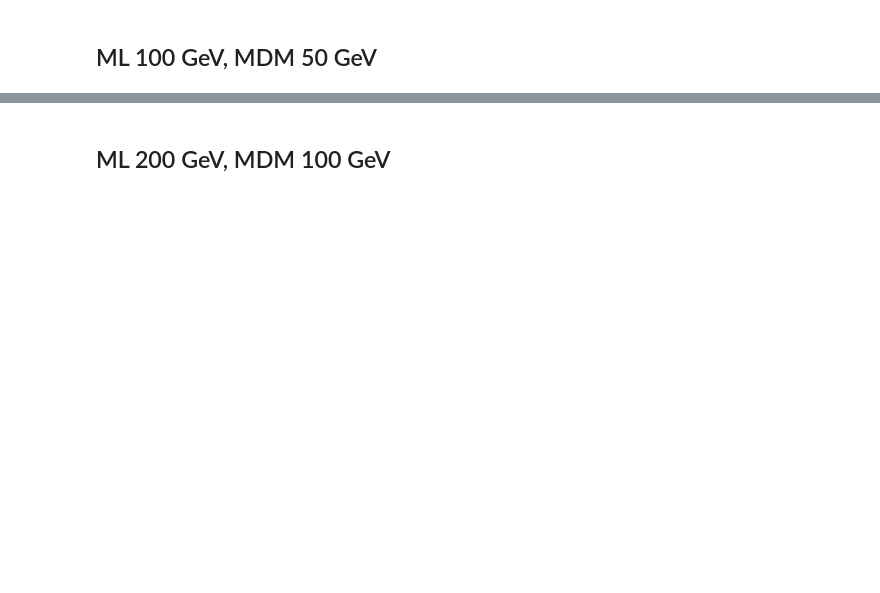
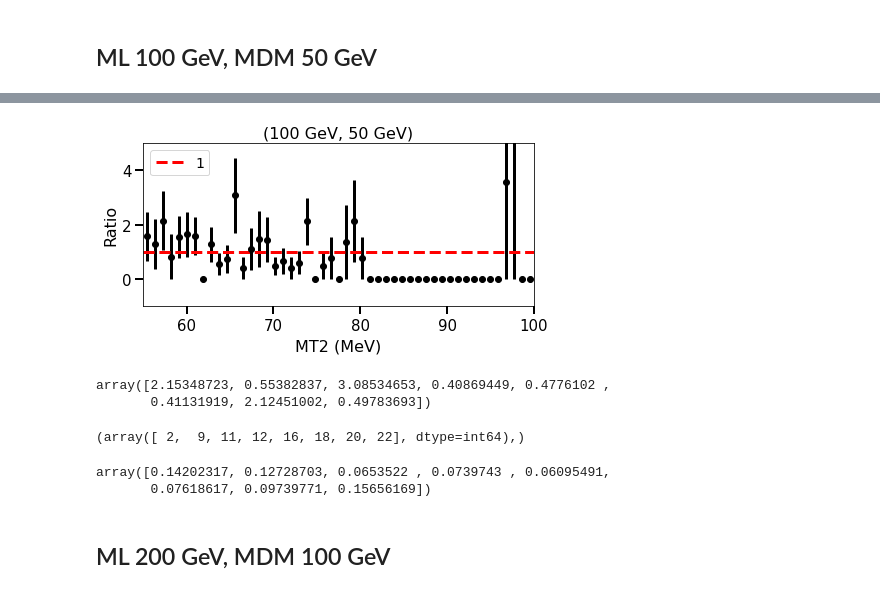
Before and after one commit to niyucao/Phys145Project, a Jupyter notebook: Final Project_WG.ipynb, the cells around one changed output, grey strips where cells are left out. Drawn from its saved outputs; the diff is of its cells as text; code cells hidden in the pictures; blank space fills up the shorter version.

```diff
--- a/Final Project_WG.ipynb
+++ b/Final Project_WG.ipynb
@@ -399,2 +405,6 @@ IndexError: list index out of range
+# %%
+mt2_bg_comb = [np.concatenate(mt2_dbg[i][1:]) for i in range(len(mt2_dbg))]
+# %%
+bg_weights_comb = [np.concatenate(bg_weights_ind[i]) for i in range(len(bg_weights_ind))]
 # %%
 nbins   = 50 # number of bins in histogram
@@ -461,0 +499,11 @@ legend(["ZZ", "WZ", "diboson", "tt", "MC data", "real data"])
+# %%
+make_fig("MT2 (MeV)", "Ratio")
+title("(100 GeV, 50 GeV)")
+errorbar(bin_centers*1e-3, counts/counts_b, yerr = err_r, fmt = 'o', c = "black")
+axhline(1, linestyle = "--", c = "r", label = "1")
+ylim((-1, 5))
+xlim((55, 100))
+legend()
+savefig("mdm1ratio.svg")
+# %% [output]
+[figure, added]
@@ -462,3 +514,17 @@ legend(["ZZ", "WZ", "diboson", "tt", "MC data", "real data"])
+# %%
+(counts/counts_b)[ind_p]
+# %% [output]
+array([2.15348723, 0.55382837, 3.08534653, 0.40869449, 0.4776102 ,
+       0.41131919, 2.12451002, 0.49783693])
+# %%
+ind_p
+# %% [output]
+(array([ 2,  9, 11, 12, 16, 18, 20, 22], dtype=int64),)
+# %%
+pvals[ind_p]
+# %% [output]
+array([0.14202317, 0.12728703, 0.0653522 , 0.0739743 , 0.06095491,
+       0.07618617, 0.09739771, 0.15656169])
 # %% [markdown]
 ## ML 200 GeV, MDM 100 GeV
 # %%
```
Also changed, not shown: parts of 28 cells of this notebook.
